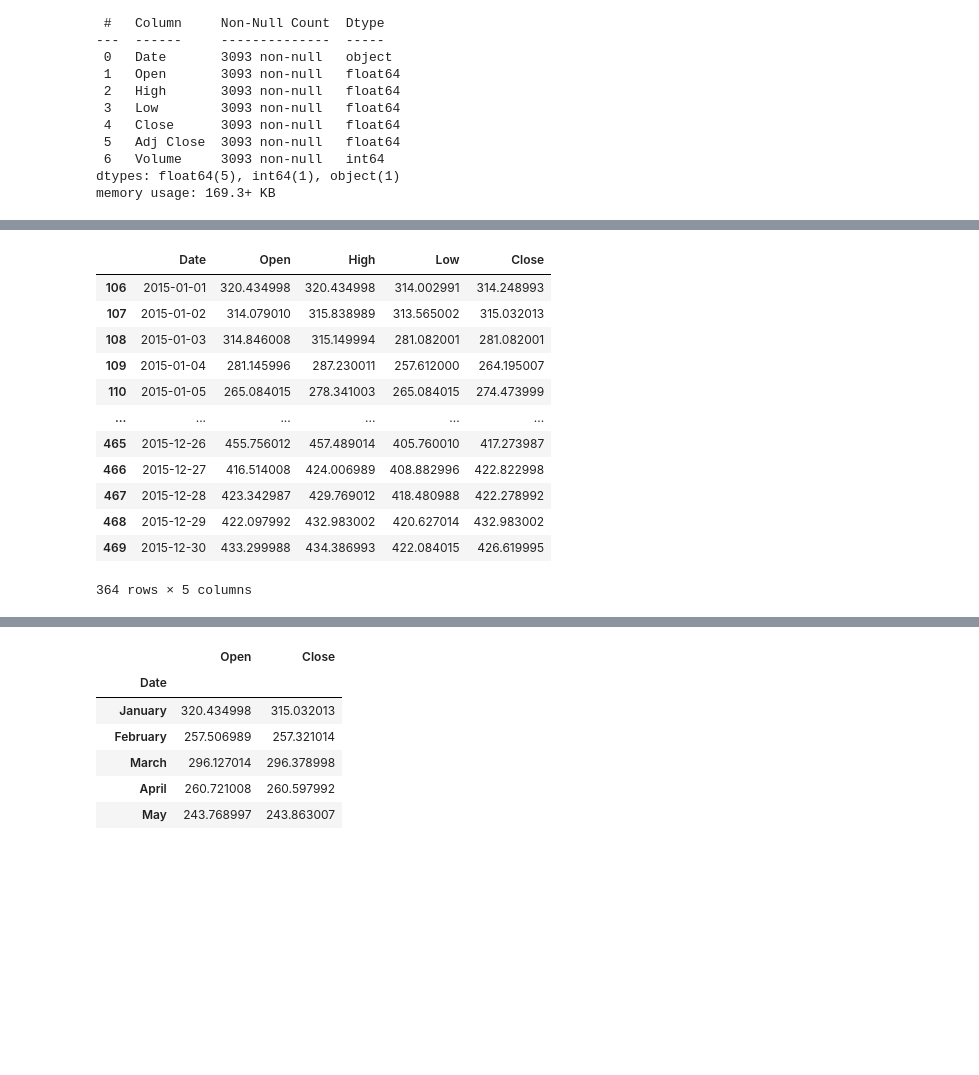
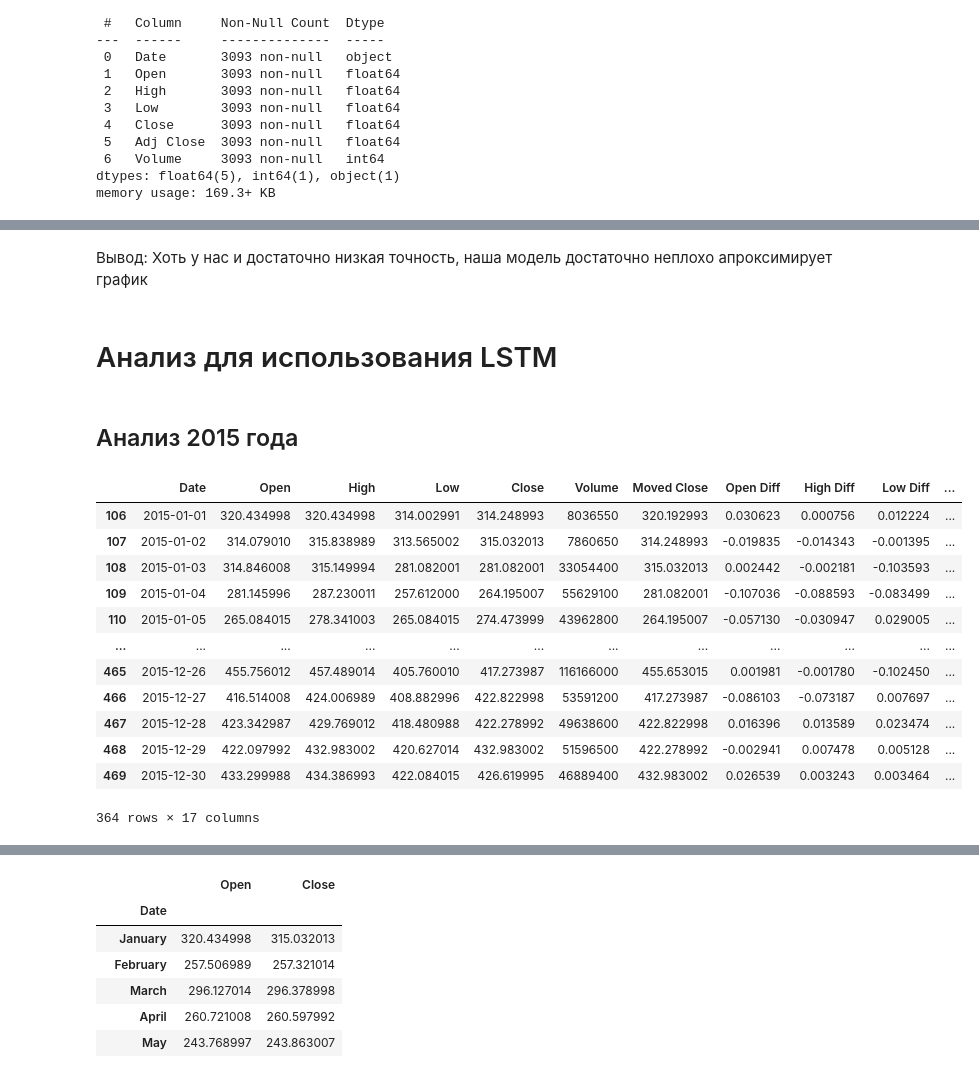
Before and after one commit to BitUpTeam/BitUp, a Jupyter notebook: BitUp.ipynb, the cells around one changed output, grey strips where cells are left out. Saved outputs shown, nothing was run; the diff lists cells and outputs as text; code cells hidden in the pictures; blank space fills up the shorter version.

```diff
--- a/BitUp.ipynb
+++ b/BitUp.ipynb
@@ -101,0 +195,6 @@ df.head()
+# %%
+features = ['Open Diff', 'Moved Close Diff']
+target = 'Close Diff'
+
+sns.heatmap(df.corr(), annot=True)
+plt.gcf().set_size_inches(15, 8)
@@ -101,0 +206,9 @@ df.head()
+# %%
+from sklearn.model_selection import train_test_split
+from sklearn.linear_model import LinearRegression
+from sklearn.metrics import mean_squared_error
+
+x_train, x_test, y_train, y_test = train_test_split(df[features], df[target], test_size = 0.3, random_state=20)
+
+model = LinearRegression()
+model.fit(x_train, y_train)
@@ -101,0 +227,14 @@ df.head()
+# %%
+trainPredictPlot = np.empty_like(df['Date'])
+trainPredictPlot[::] = np.nan
+trainPredictPlot = trainPredictPlot.tolist()
+print(len(trainPredictPlot))
+trainPredictPlot[0:2165:] = model.predict(x_train)
+print(len(trainPredictPlot))
+df['predict_train'] = trainPredictPlot
+
+testPredictPlot = np.empty_like(df['Date'])
+testPredictPlot[::] = np.nan
+testPredictPlot = testPredictPlot.tolist()
+testPredictPlot[2165:2165 + 928:] = model.predict(x_test)
+df['predict_test'] = testPredictPlot
@@ -141,0 +274,13 @@ df.shape
+# %%
+trainPredictPlot = np.empty_like(df['Date'])
+trainPredictPlot[::] = np.nan
+trainPredictPlot = trainPredictPlot.tolist()
+print(len(trainPredictPlot))
+trainPredictPlot[0:2165:] = (model.predict(x_train) + 1) * df.Close[0:2165:]
+print(len(trainPredictPlot))
+df['predict_train_close'] = trainPredictPlot
+testPredictPlot = np.empty_like(df['Date'])
+testPredictPlot[::] = np.nan
+testPredictPlot = testPredictPlot.tolist()
+testPredictPlot[2165:2165 + 928:] = (model.predict(x_test) + 1) * df.Close[2165:2165 + 928:]
+df['predict_test_close'] = testPredictPlot
@@ -142,22 +300,27 @@ df.shape
+# %% [markdown]
+Вывод: Хоть у нас и достаточно низкая точность, наша модель достаточно неплохо апроксимирует график
+# %% [markdown]
+# Анализ для использования LSTM
+# %% [markdown]
+## Анализ 2015 года
 # %%
 df['Date'] = pd.to_datetime(df['Date'], format='%Y-%m-%d')
 
 y_2015 = df.loc[(df['Date'] >= '2015-01-01')
                      & (df['Date'] < '2015-12-31')]
 
-y_2015 = y_2015.drop(y_2015[['Adj Close','Volume']],axis=1)
 y_2015
 # %% [output]
-|  | Date | Open | High | Low | Close |
-| 106 | 2015-01-01 | 320.434998 | 320.434998 | 314.002991 | 314.248993 |
-| 107 | 2015-01-02 | 314.079010 | 315.838989 | 313.565002 | 315.032013 |
-| 108 | 2015-01-03 | 314.846008 | 315.149994 | 281.082001 | 281.082001 |
-| 109 | 2015-01-04 | 281.145996 | 287.230011 | 257.612000 | 264.195007 |
-| 110 | 2015-01-05 | 265.084015 | 278.341003 | 265.084015 | 274.473999 |
-| ... | ... | ... | ... | ... | ... |
-| 465 | 2015-12-26 | 455.756012 | 457.489014 | 405.760010 | 417.273987 |
-| 466 | 2015-12-27 | 416.514008 | 424.006989 | 408.882996 | 422.822998 |
-| 467 | 2015-12-28 | 423.342987 | 429.769012 | 418.480988 | 422.278992 |
-| 468 | 2015-12-29 | 422.097992 | 432.983002 | 420.627014 | 432.983002 |
-| 469 | 2015-12-30 | 433.299988 | 434.386993 | 422.084015 | 426.619995 |
+|  | Date | Open | High | Low | Close | Volume | Moved Close | Open Diff | High Diff | Low Diff | ... |
+| 106 | 2015-01-01 | 320.434998 | 320.434998 | 314.002991 | 314.248993 | 8036550 | 320.192993 | 0.030623 | 0.000756 | 0.012224 | ... |
+| 107 | 2015-01-02 | 314.079010 | 315.838989 | 313.565002 | 315.032013 | 7860650 | 314.248993 | -0.019835 | -0.014343 | -0.001395 | ... |
+| 108 | 2015-01-03 | 314.846008 | 315.149994 | 281.082001 | 281.082001 | 33054400 | 315.032013 | 0.002442 | -0.002181 | -0.103593 | ... |
+| 109 | 2015-01-04 | 281.145996 | 287.230011 | 257.612000 | 264.195007 | 55629100 | 281.082001 | -0.107036 | -0.088593 | -0.083499 | ... |
+| 110 | 2015-01-05 | 265.084015 | 278.341003 | 265.084015 | 274.473999 | 43962800 | 264.195007 | -0.057130 | -0.030947 | 0.029005 | ... |
+| ... | ... | ... | ... | ... | ... | ... | ... | ... | ... | ... | ... |
+| 465 | 2015-12-26 | 455.756012 | 457.489014 | 405.760010 | 417.273987 | 116166000 | 455.653015 | 0.001981 | -0.001780 | -0.102450 | ... |
+| 466 | 2015-12-27 | 416.514008 | 424.006989 | 408.882996 | 422.822998 | 53591200 | 417.273987 | -0.086103 | -0.073187 | 0.007697 | ... |
+| 467 | 2015-12-28 | 423.342987 | 429.769012 | 418.480988 | 422.278992 | 49638600 | 422.822998 | 0.016396 | 0.013589 | 0.023474 | ... |
+| 468 | 2015-12-29 | 422.097992 | 432.983002 | 420.627014 | 432.983002 | 51596500 | 422.278992 | -0.002941 | 0.007478 | 0.005128 | ... |
+| 469 | 2015-12-30 | 433.299988 | 434.386993 | 422.084015 | 426.619995 | 46889400 | 432.983002 | 0.026539 | 0.003243 | 0.003464 | ... |
-364 rows × 5 columns
+364 rows × 17 columns
```
Also changed, not shown: parts of 146 cells of this notebook.
